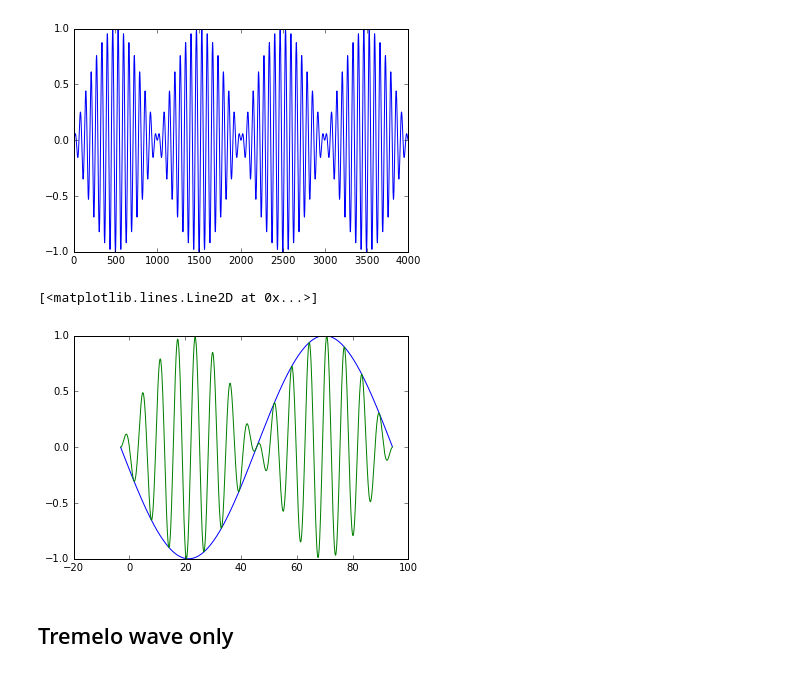
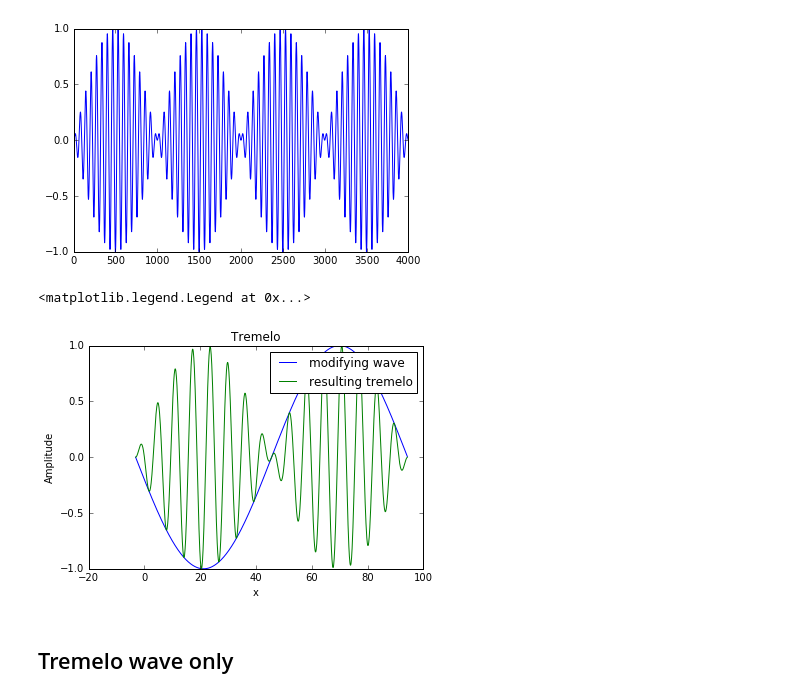
Before and after one commit to ASU-CompMethodsPhysics-PHY494/final-digital-signal-processor, a Jupyter notebook: Trevor_work_post/Trevor_work_longer.ipynb, the cells around one changed output. Saved outputs shown, nothing was run; the diff lists cells and outputs as text; code cells hidden in the pictures.

```diff
--- a/Trevor_work_post/Trevor_work_longer.ipynb
+++ b/Trevor_work_post/Trevor_work_longer.ipynb
@@ -309,21 +320,25 @@ plt.plot(hprime)
 # %%
 #tremelo 2
 get_ipython().magic('matplotlib inline')
 x=np.linspace(-np.pi,30*np.pi,1000)
 y=np.zeros(1000)
 h=np.zeros(1000)
 for i in range(1000):
     y[i]=np.sin(-np.pi+(31*np.pi)/1000*i)
     h[i]=np.sin(-np.pi+(31*np.pi)/15500*i)
 
 #plt.plot(x,np.sin(x))
 #plt.plot(x,y)
-plt.plot(x,h)
+plt.plot(x,h,label='modifying wave')
 #full effect
-plt.plot(x,h*y)
+plt.plot(x,h*y,label='resulting tremelo')
+plt.title("Tremelo")
+plt.xlabel("x")
+plt.ylabel('Amplitude')
+plt.legend()
 # %% [output]
-[<matplotlib.lines.Line2D at 0x...>]
+<matplotlib.legend.Legend at 0x...>
-[figure, old version]
+[figure, new version]
 # %% [markdown]
 ## Tremelo wave only
 # %%
```
Also changed, not shown: parts of 6 cells of this notebook.
